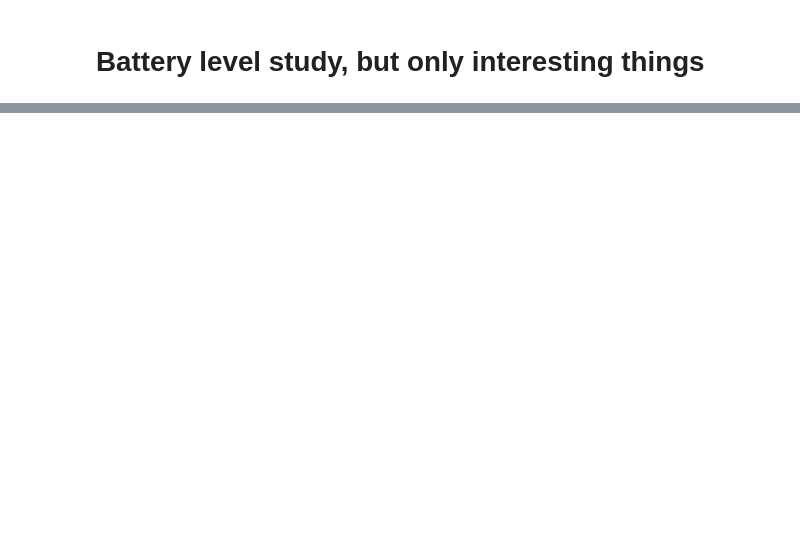
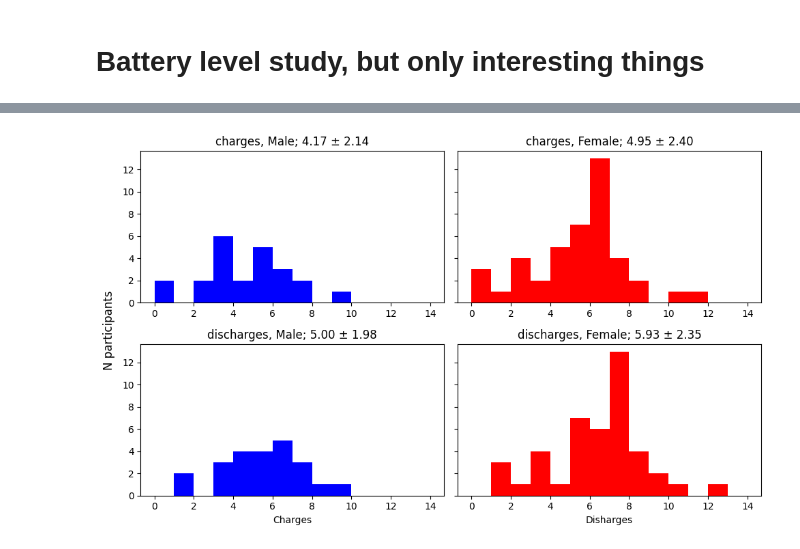
Before and after one commit to richard-lane/seaco_malaysia, a Jupyter notebook: battery_level_2.ipynb, the cells around one changed output, grey strips where cells are left out. Drawn from its saved outputs; the diff is of its cells as text; code cells hidden in the pictures; blank space fills up the shorter version.

Commit message:
plot n charges by sex histogram again

```diff
--- a/battery_level_2.ipynb
+++ b/battery_level_2.ipynb
@@ -56,3 +56,14 @@ n_open_ended=26
 | 2 | 15402 | 99 | 1 days 08:00:52 | 5 | 6 | 2.0 | 1.0 | 15.0 | ... |
 | 3 | 15402 | 99 | 1 days 08:00:52 | 5 | 6 | 2.0 | 1.0 | 15.0 | ... |
 | 4 | 15402 | 99 | 1 days 08:00:52 | 5 | 6 | 2.0 | 1.0 | 15.0 | ... |
+# %%
+"""
+Make a dataframe that doesn't have delta and just has one row per participant
+
+"""
+
+unique_pid_df = (
+    battery_df.copy().drop(columns=["delta", "battery_lvl"]).groupby("p_id").first()
+)
+
+unique_pid_df.head()
@@ -58,0 +78,44 @@ n_open_ended=26
+# %%
+"""
+Histogram of number of charging/discharging cycles by sex
+
+"""
+
+import os
+
+import numpy as np
+import matplotlib.pyplot as plt
+
+img_dir = "img/battery_level2/"
+if not os.path.exists(img_dir):
+    os.makedirs(img_dir)
+
+fig, axes = plt.subplots(2, 2, sharey=True, figsize=(10, 6))
+
+hist_kw = {
+    "bins": range(15),
+    "histtype": "stepfilled",
+    "linewidth": 2,
+    "alpha": 1,
+    "density": False,
+}
+for axs, col in zip(axes, ["charges", "discharges"]):
+    for axis, sex in zip(axs, [1.0, 2.0]):
+        data = unique_pid_df[unique_pid_df["respondent_sex"] == sex][col]
+        axis.hist(data, **hist_kw, color="b" if sex == 1.0 else "r")
+
+        mean, std = np.mean(data), np.std(data)
+        axis.set_title(
+            f"{col}, {'Male' if sex == 1.0 else 'Female'}; {mean:.2f} ± {std:.2f}"
+        )
+
+fig.supylabel("N participants")
+
+
+axes[1, 0].set_xlabel("Charges")
+axes[1, 1].set_xlabel("Disharges")
+
+fig.tight_layout()
+fig.savefig(f"{img_dir}/n_charge_discharge_hist.png")
+# %% [output]
+[figure, added]
```
Also changed, not shown: parts of 1 cell of this notebook.
